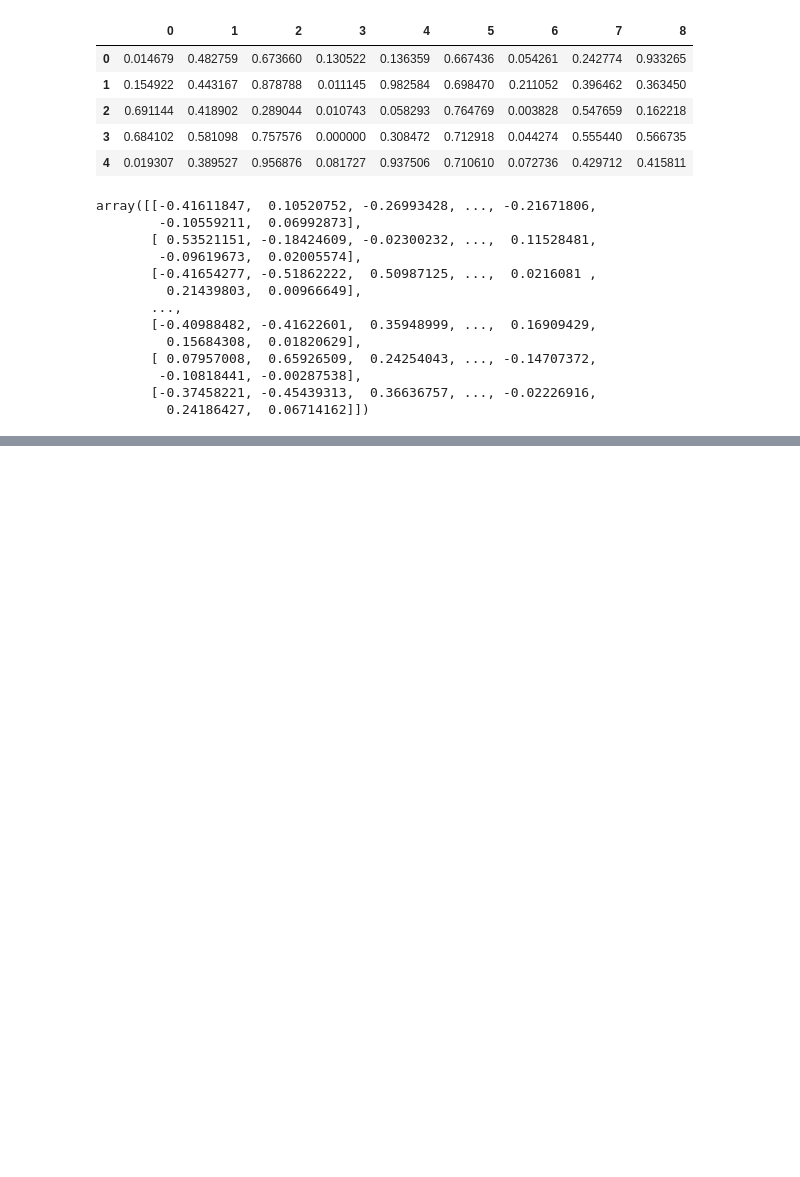
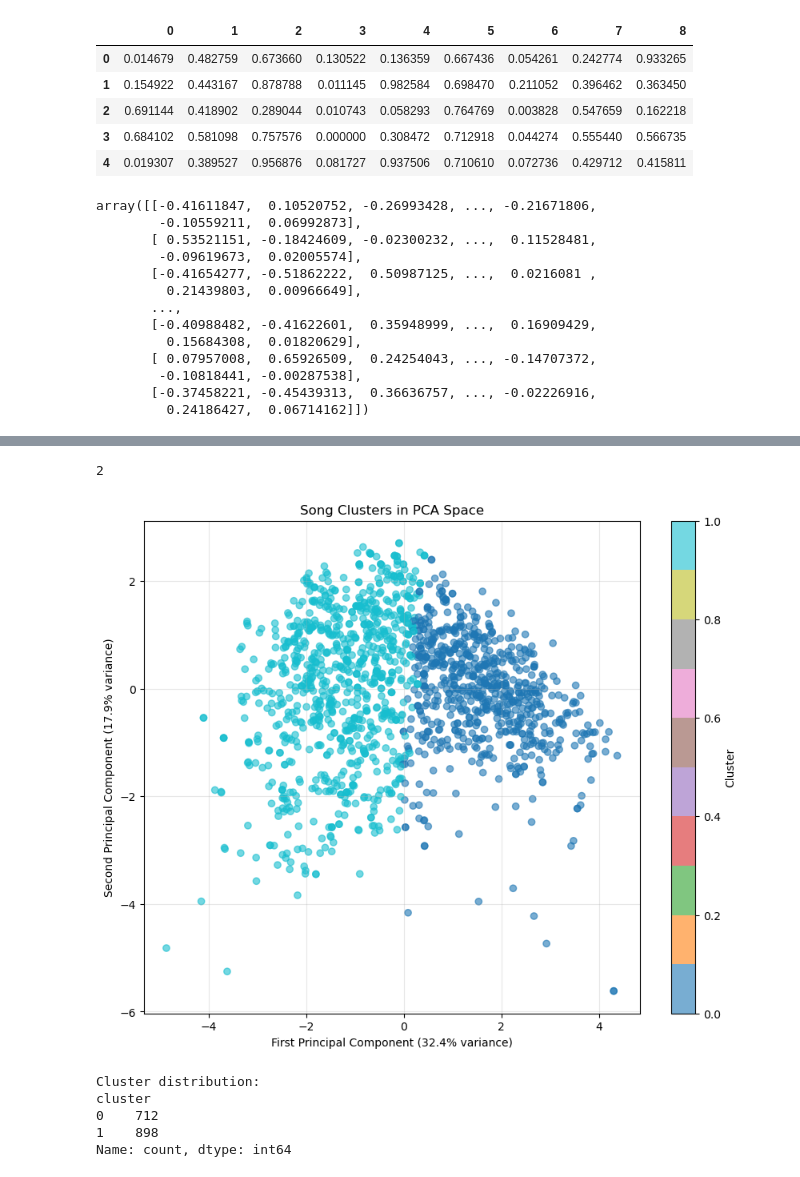
Before and after one commit to ankurgoyal9/aiml, a Jupyter notebook: 02 Machine Learning/Project/Cohort of Songs/Cohort of Songs.ipynb, the cells around one changed output, grey strips where cells are left out. Cells and saved outputs as stored; diff of their text form; code cells hidden in the pictures; blank space fills up the shorter version.

```diff
--- a/02 Machine Learning/Project/Cohort of Songs/Cohort of Songs.ipynb
+++ b/02 Machine Learning/Project/Cohort of Songs/Cohort of Songs.ipynb
@@ -407,0 +529,33 @@ array([0.38486743, 0.18267241, 0.16165567, 0.09503082, 0.06657296,
+# %%
+optimal_k
+# %% [output]
+2
+# %%
+# Apply K-means with optimal number of clusters
+#optimal_kmeans = KMeans(n_clusters=optimal_k, random_state=42, n_init=10)
+optimal_kmeans = KMeans(n_clusters=2, random_state=42, n_init=10)
+cluster_labels = optimal_kmeans.fit_predict(features_pca)
+
+# Add cluster labels to dataframe
+df['cluster'] = cluster_labels
+
+# Visualize clusters in 2D (first two principal components)
+plt.figure(figsize=(10, 8))
+scatter = plt.scatter(features_pca[:, 0], features_pca[:, 1],
+                     c=cluster_labels, cmap='tab10', alpha=0.6)
+plt.xlabel(f'First Principal Component ({pca_optimal.explained_variance_ratio_[0]:.1%} variance)')
+plt.ylabel(f'Second Principal Component ({pca_optimal.explained_variance_ratio_[1]:.1%} variance)')
+plt.title('Song Clusters in PCA Space')
+plt.colorbar(scatter, label='Cluster')
+plt.grid(True, alpha=0.3)
+plt.show()
+
+print(f"Cluster distribution:")
+print(df['cluster'].value_counts().sort_index())
+# %% [output]
+[figure, added]
+Cluster distribution:
+cluster
+0    712
+1    898
+Name: count, dtype: int64
```
Also changed, not shown: parts of 10 cells of this notebook.
